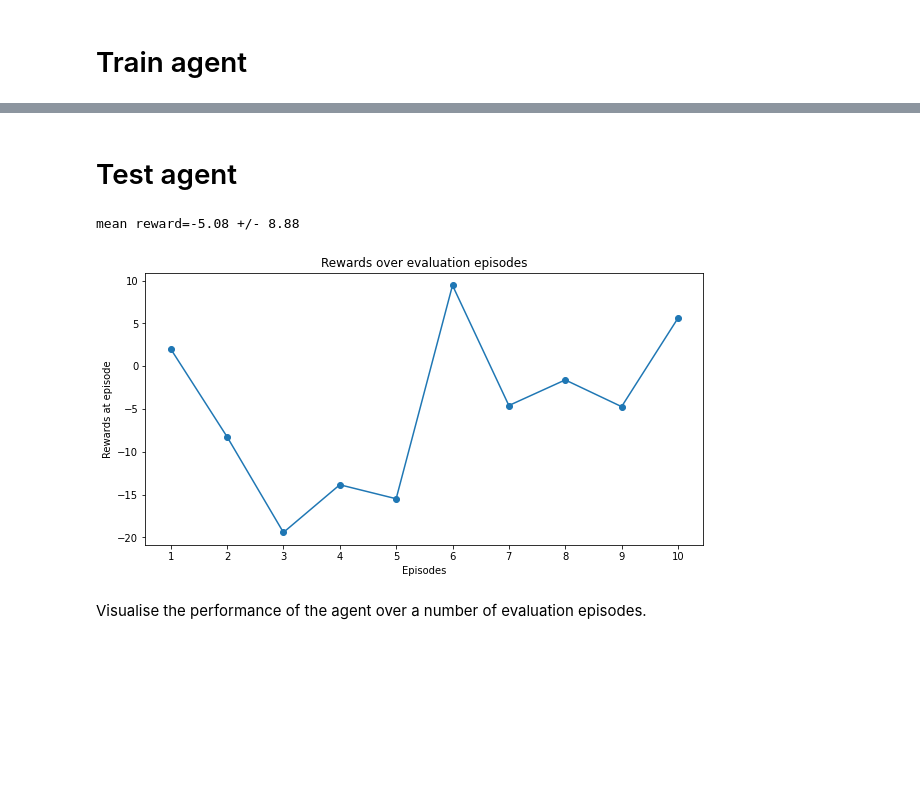
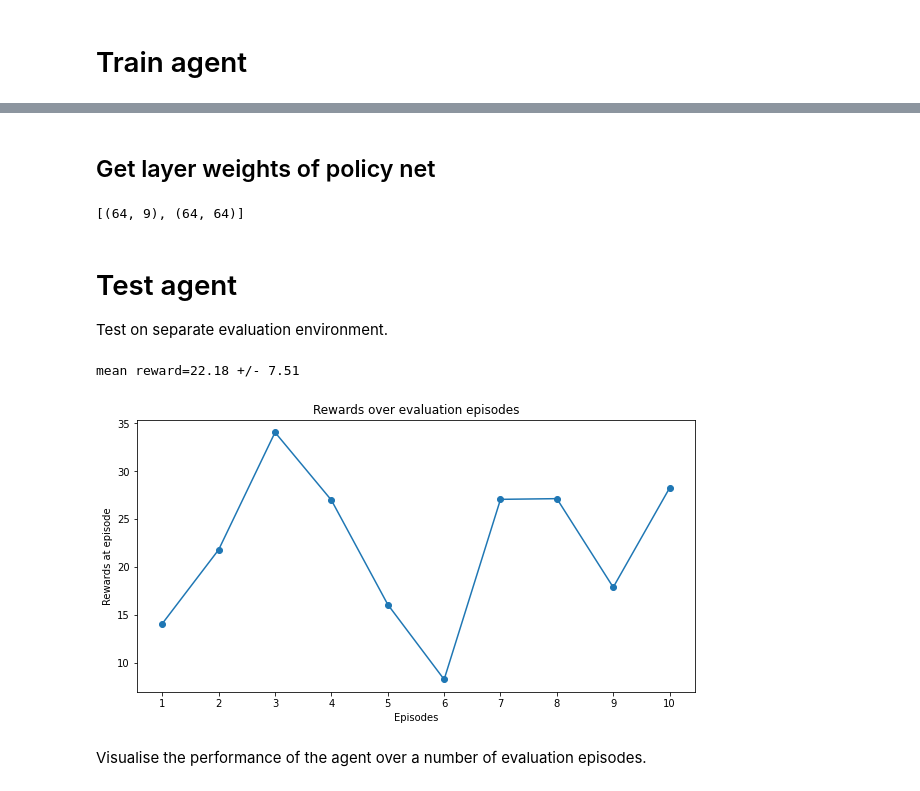
Before and after one commit to julia-lina-tan/rl-policy-fusion, a Jupyter notebook: rl_policy_fusion_new.ipynb, the cells around one changed output, grey strips where cells are left out. Cells and saved outputs as stored; diff of their text form; code cells hidden in the pictures; blank space fills up the shorter version.

Commit message:
Fuses agents trained on Reacher environment and evaluates with retraining

```diff
--- a/rl_policy_fusion_new.ipynb
+++ b/rl_policy_fusion_new.ipynb
@@ -54,0 +136,20 @@ Box(-inf, inf, (9,), float32)
+# %%
+def custom_first_quadrant(robot, __p):
+
+    minX = -0.27
+    maxX = 0
+    minY = 0
+    maxY = 0.27
+
+    robot.jdict['target_x'].reset_current_position(
+        robot.np_random.uniform(low=minX, high=maxX), 0)
+
+    robot.jdict['target_y'].reset_current_position(
+        robot.np_random.uniform(low=minY, high=maxY), 0)
+
+    robot.fingertip = robot.parts["fingertip"]
+    robot.target = robot.parts["target"]
+    robot.central_joint = robot.jdict["joint0"]
+    robot.elbow_joint = robot.jdict["joint1"]
+    robot.central_joint.reset_current_position(robot.np_random.uniform(low=-3.14, high=3.14), 0)
+    robot.elbow_joint.reset_current_position(robot.np_random.uniform(low=-3.14, high=3.14), 0)
@@ -54,0 +158,7 @@ Box(-inf, inf, (9,), float32)
+# %%
+import types
+
+def overwrite_method(custom_foo, env):
+  env.robot.robot_specific_reset = types.MethodType(custom_foo, env.robot)
+
+overwrite_method(custom_first_quadrant, env)
@@ -123,11 +249,7 @@ def render_agent_in_env(agent, env, n_eval_episodes=5, path='../content', filena
 # %% [markdown]
 # Train agent
 # %%
-env = Monitor(env)
-model = PPO('MlpPolicy', env, verbose=1, seed=1)
-
-# TODO: configure the model
-
-model.learn(total_timesteps=1e4)
+model_one = PPO('MlpPolicy', env, verbose=1, seed=1)
+model_one.learn(total_timesteps=1e5)
 # %% [output]
 Using cpu device
@@ -187,5 +273,15 @@ tensor([[ 1.2175e-02,  1.6273e-02, -3.9786e-03,  8.0242e-03, -8.7277e-03,
+# %% [markdown]
+## Get layer weights of policy net
+# %%
+layer_weights = get_layer_weights(model_one)
+layer_weights_all = [layer_weights]
+print([layer.shape for layer in layer_weights])
+# %% [output]
+[(64, 9), (64, 64)]
 # %% [markdown]
 # Test agent
+
+Test on separate evaluation environment.
 # %%
 from stable_baselines3.common.evaluation import evaluate_policy
 
@@ -198,13 +294,18 @@ def plot_rewards(mean_reward, title=None):
     plt.plot(list(range(1, len(mean_reward)+1)), mean_reward, marker='o')
     plt.show()
 # %%
-ep_rewards, ep_steps = evaluate_policy(model, env, n_eval_episodes=10, deterministic=True, return_episode_rewards=True)
+# Create separate evaluation environment
+eval_env = gym.make('ReacherPyBulletEnv-v0')
+overwrite_method(custom_first_quadrant, eval_env)
+eval_env.reset()
+
+ep_rewards, ep_steps = evaluate_policy(model_one, eval_env, n_eval_episodes=10, deterministic=True, return_episode_rewards=True)
 
 print(f'mean reward={(sum(ep_rewards)/len(ep_rewards)):.2f} +/- {np.std(ep_rewards):.2f}')
 plot_rewards(ep_rewards, title='Rewards over evaluation episodes')
 # %% [output]
-mean reward=-5.08 +/- 8.88
+mean reward=22.18 +/- 7.51
-[figure, old version]
+[figure, new version]
 # %% [markdown]
 Visualise the performance of the agent over a number of evaluation episodes.
 # %%
```
Also changed, not shown: parts of 48 cells of this notebook.
